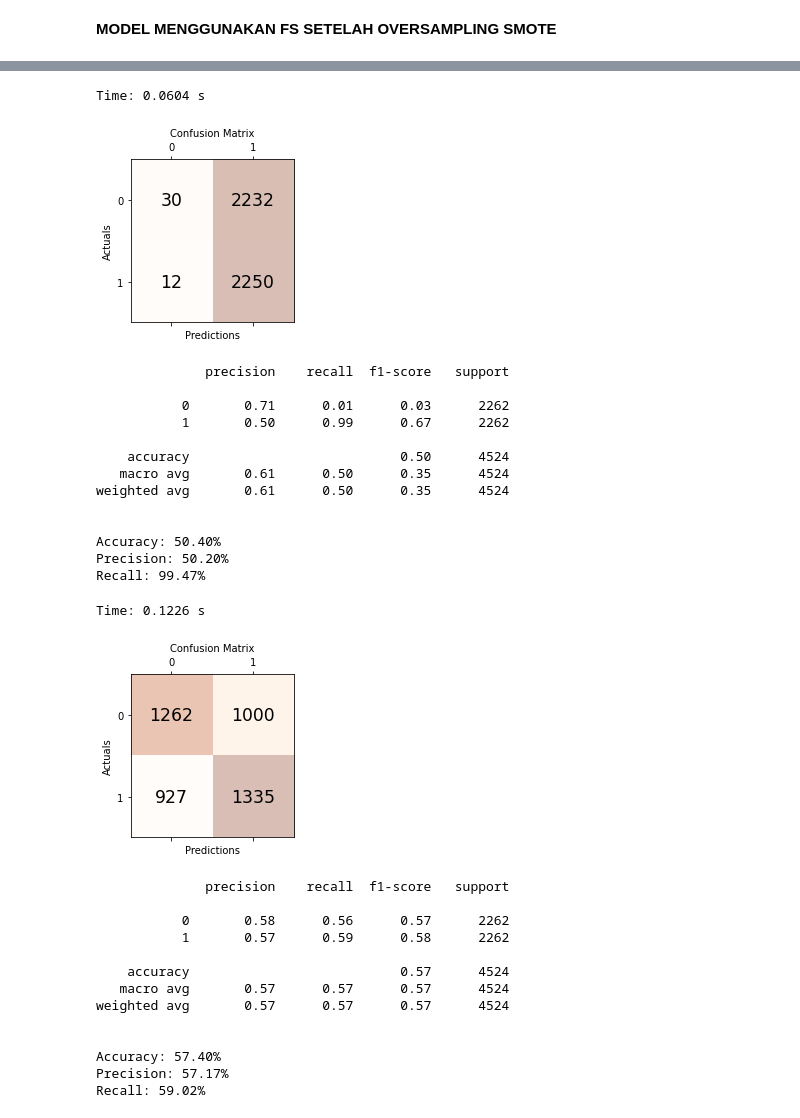
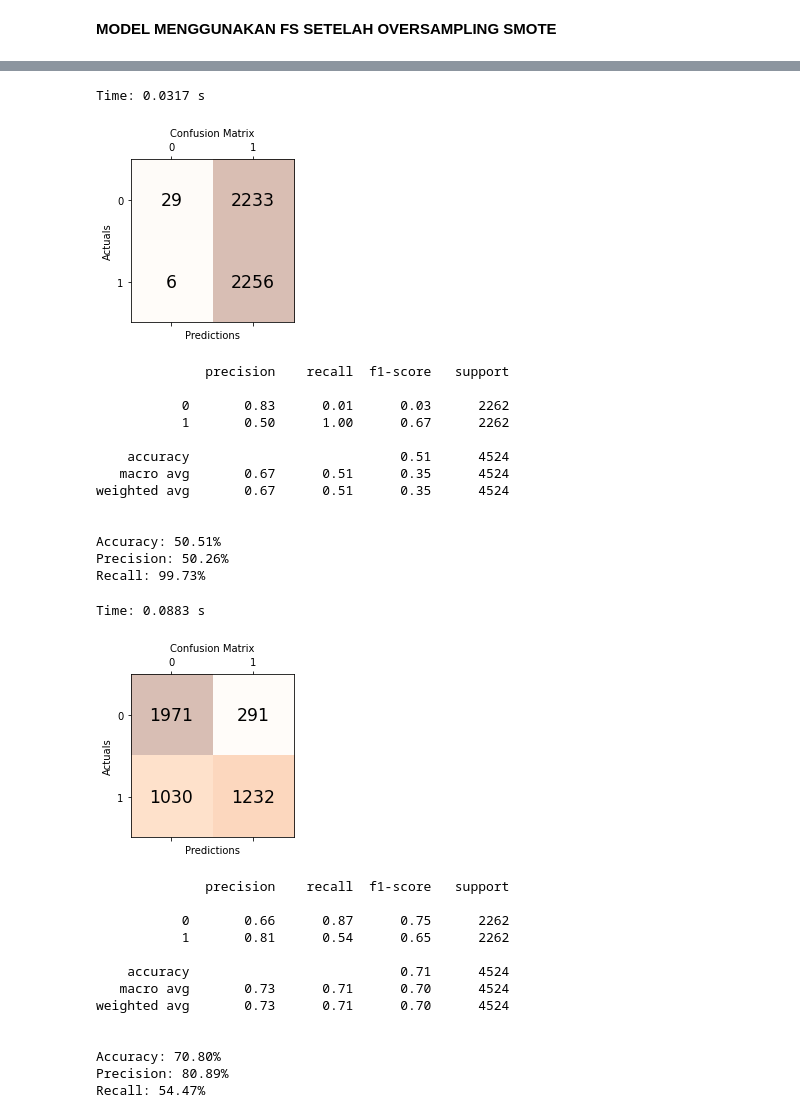
Before and after one commit to hadni17/skripsi, a Jupyter notebook: MODEL_w_SU_(270323).ipynb, the cells around one changed output, grey strips where cells are left out. Drawn from its saved outputs; the diff is of its cells as text; code cells hidden in the pictures.

```diff
--- a/MODEL_w_SU_(270323).ipynb
+++ b/MODEL_w_SU_(270323).ipynb
@@ -854,7 +911,7 @@ t0 = time.time()
 cv = KFold(n_splits=10, random_state=42, shuffle=True)
 
 # run Naive Bayes with 10-fold cross validation
-gnb = GaussianNB(var_smoothing=1e-05)
+gnb = GaussianNB(var_smoothing=1e-09)
 y_pred = cross_val_predict(gnb, X, Y, cv=cv)
 
 print("Time: %.4f s\n"%(time.time() - t0))
@@ -905,7 +992,7 @@ t0 = time.time()
 cv = KFold(n_splits=10, random_state=42, shuffle=True)
 
 # run DT with 10-fold cross validation
-dt = tree.DecisionTreeClassifier(criterion="entropy",max_depth= 2, max_features= "sqrt", min_samples_leaf= 2,min_samples_split= 8)
+dt = tree.DecisionTreeClassifier(criterion="entropy",max_depth= 10, max_features= None, min_samples_leaf= 2,min_samples_split= 4)
 y_pred = cross_val_predict(dt, X, Y, cv=cv)
 
 print("Time: %.4f s\n"%(time.time() - t0))
@@ -985,7 +1072,7 @@ t0 = time.time()
 cv = KFold(n_splits=10, random_state=42, shuffle=True)
 
 # run SVM with 10-fold cross validation
-svc = svm.SVC(kernel='rbf', C=1, gamma=0.1, random_state=42)
+svc = svm.SVC(kernel='rbf', C=10, gamma=0.1, random_state=42)
 y_pred = cross_val_predict(svc, X, Y, cv=cv)
 
 print("Time: %.4f s\n"%(time.time() - t0))
@@ -1036,7 +1123,7 @@ t0 = time.time()
 cv = KFold(n_splits=10, random_state=42, shuffle=True)
 
 # run Naive Bayes with 10-fold cross validation
-gnb = GaussianNB(var_smoothing= 1e-05)
+gnb = GaussianNB(var_smoothing= 1e-09)
 y_pred = cross_val_predict(gnb, X, Y, cv=cv)
 
 print("Time: %.4f s\n"%(time.time() - t0))
@@ -1061,21 +1148,21 @@ print('\nAccuracy: %.2f%%' %(accuracy_score(Y, y_pred)*100))
 print('Precision: %.2f%%' %(precision_score(Y, y_pred)*100))
 print('Recall: %.2f%%' %(recall_score(Y, y_pred)*100))
 # %% [output]
-Time: 0.0604 s
+Time: 0.0317 s
-[figure, old version]
+[figure, new version]
               precision    recall  f1-score   support
 
-           0       0.71      0.01      0.03      2262
-           1       0.50      0.99      0.67      2262
+           0       0.83      0.01      0.03      2262
+           1       0.50      1.00      0.67      2262
 
-    accuracy                           0.50      4524
-   macro avg       0.61      0.50      0.35      4524
-weighted avg       0.61      0.50      0.35      4524
+    accuracy                           0.51      4524
+   macro avg       0.67      0.51      0.35      4524
+weighted avg       0.67      0.51      0.35      4524
 
 
-Accuracy: 50.40%
-Precision: 50.20%
-Recall: 99.47%
+Accuracy: 50.51%
+Precision: 50.26%
+Recall: 99.73%
 # %%
 # predictors
 X = X_res1.to_numpy()
@@ -1084,46 +1171,46 @@ Y = y_res1.to_numpy()
 
 # get timing
 t0 = time.time()
 cv = KFold(n_splits=10, random_state=42, shuffle=True)
 
 # run DT with 10-fold cross validation
-dt = tree.DecisionTreeClassifier(criterion="entropy",max_depth= 2, max_features= "sqrt", min_samples_leaf= 2,min_samples_split= 8)
+dt = tree.DecisionTreeClassifier(criterion="entropy",max_depth= 10, max_features= None, min_samples_leaf= 2,min_samples_split= 4)
 y_pred = cross_val_predict(dt, X, Y, cv=cv)
 
 print("Time: %.4f s\n"%(time.time() - t0))
 # Calculate the confusion matrix
 cm = confusion_matrix(Y, y_pred)
 fig, ax = plt.subplots(figsize=(3, 3))
 ax.matshow(cm, cmap=plt.cm.Oranges, alpha=0.3)
 for i in range(cm.shape[0]):
     for j in range(cm.shape[1]):
         ax.text(x=j, y=i,s=cm[i, j], va='center', ha='center', size='xx-large')
 
 plt.xlabel('Predictions', fontsize=10)
 plt.ylabel('Actuals', fontsize=10)
 plt.title('Confusion Matrix', fontsize=10)
 plt.show()
 
 # evaluate predictions using classification report
 report = classification_report(Y, y_pred)
 print(report)
 
 print('\nAccuracy: %.2f%%' %(accuracy_score(Y, y_pred)*100))
 print('Precision: %.2f%%' %(precision_score(Y, y_pred)*100))
 print('Recall: %.2f%%' %(recall_score(Y, y_pred)*100))
 # %% [output]
-Time: 0.1226 s
+Time: 0.0883 s
-[figure, old version]
+[figure, new version]
               precision    recall  f1-score   support
 
-           0       0.58      0.56      0.57      2262
-           1       0.57      0.59      0.58      2262
+           0       0.66      0.87      0.75      2262
+           1       0.81      0.54      0.65      2262
 
-    accuracy                           0.57      4524
-   macro avg       0.57      0.57      0.57      4524
-weighted avg       0.57      0.57      0.57      4524
+    accuracy                           0.71      4524
+   macro avg       0.73      0.71      0.70      4524
+weighted avg       0.73      0.71      0.70      4524
 
 
-Accuracy: 57.40%
-Precision: 57.17%
-Recall: 59.02%
+Accuracy: 70.80%
+Precision: 80.89%
+Recall: 54.47%
```
Also changed, not shown: parts of 19 cells of this notebook.
